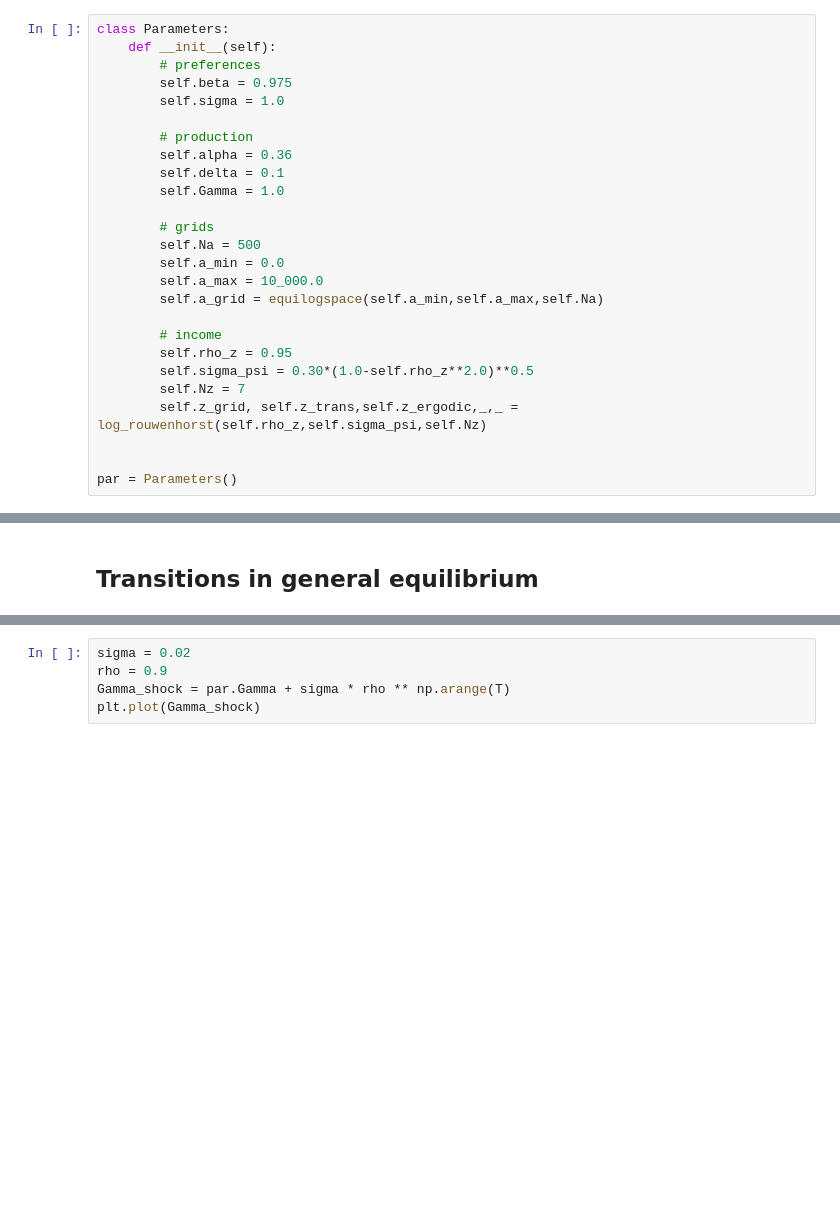
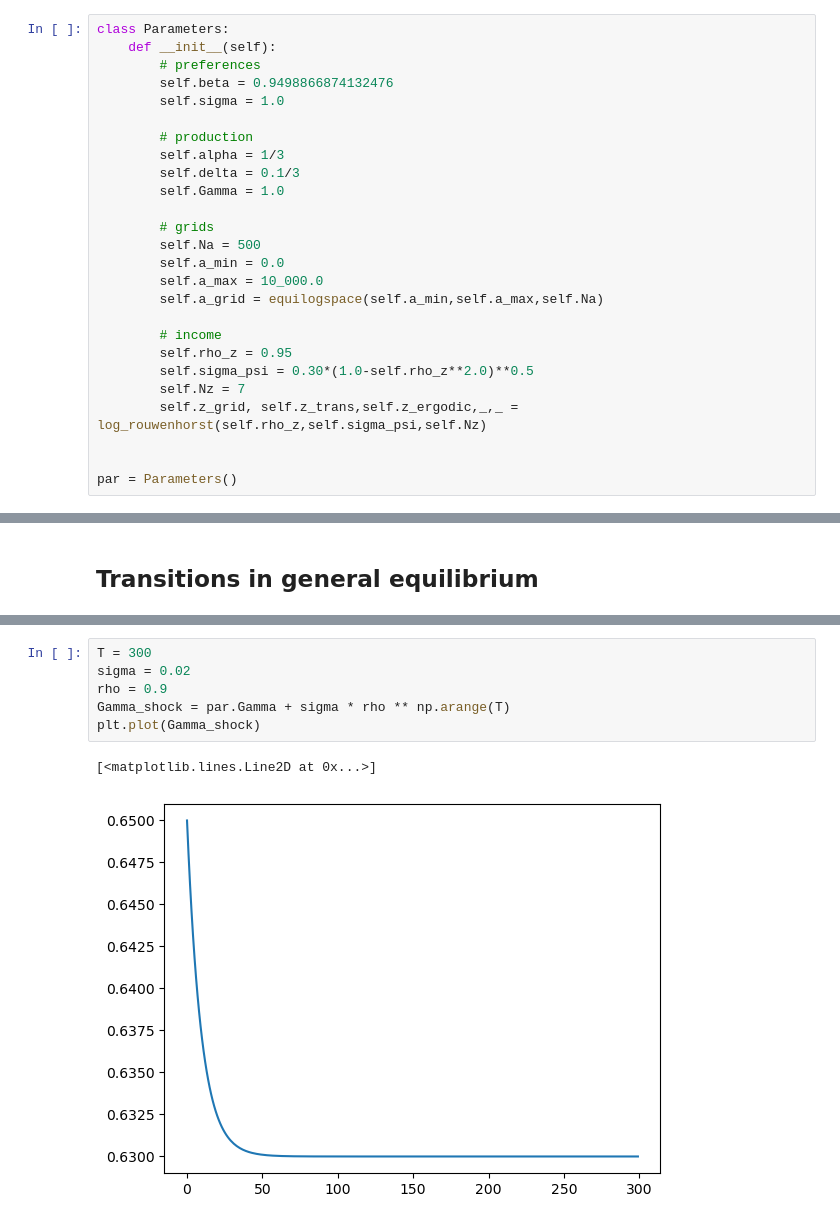
Before and after one commit to NumEconCopenhagen/AdvMacroHet, a Jupyter notebook: 04-Transition-Path/HANC-example/Transition-Manually.ipynb, the cells around one changed output, grey strips where cells are left out. Drawn from its saved outputs; the diff is of its cells as text; blank space fills up the shorter version.

```diff
--- a/04-Transition-Path/HANC-example/Transition-Manually.ipynb
+++ b/04-Transition-Path/HANC-example/Transition-Manually.ipynb
@@ -13,12 +13,12 @@ from consav.markov import log_rouwenhorst
 class Parameters:
     def __init__(self):
         # preferences
-        self.beta = 0.975
+        self.beta = 0.9498866874132476
         self.sigma = 1.0
 
         # production
-        self.alpha = 0.36
-        self.delta = 0.1
+        self.alpha = 1/3
+        self.delta = 0.1/3
         self.Gamma = 1.0
 
         # grids
@@ -245,6 +253,10 @@ def firm(K, Gamma, K_ss, par):
 # %%
+T = 300
 sigma = 0.02
 rho = 0.9
 Gamma_shock = par.Gamma + sigma * rho ** np.arange(T)
 plt.plot(Gamma_shock)
+# %% [output]
+[<matplotlib.lines.Line2D at 0x...>]
+[figure, added]
 # %%
```
Also changed, not shown: parts of 6 cells of this notebook, 12 other files.
